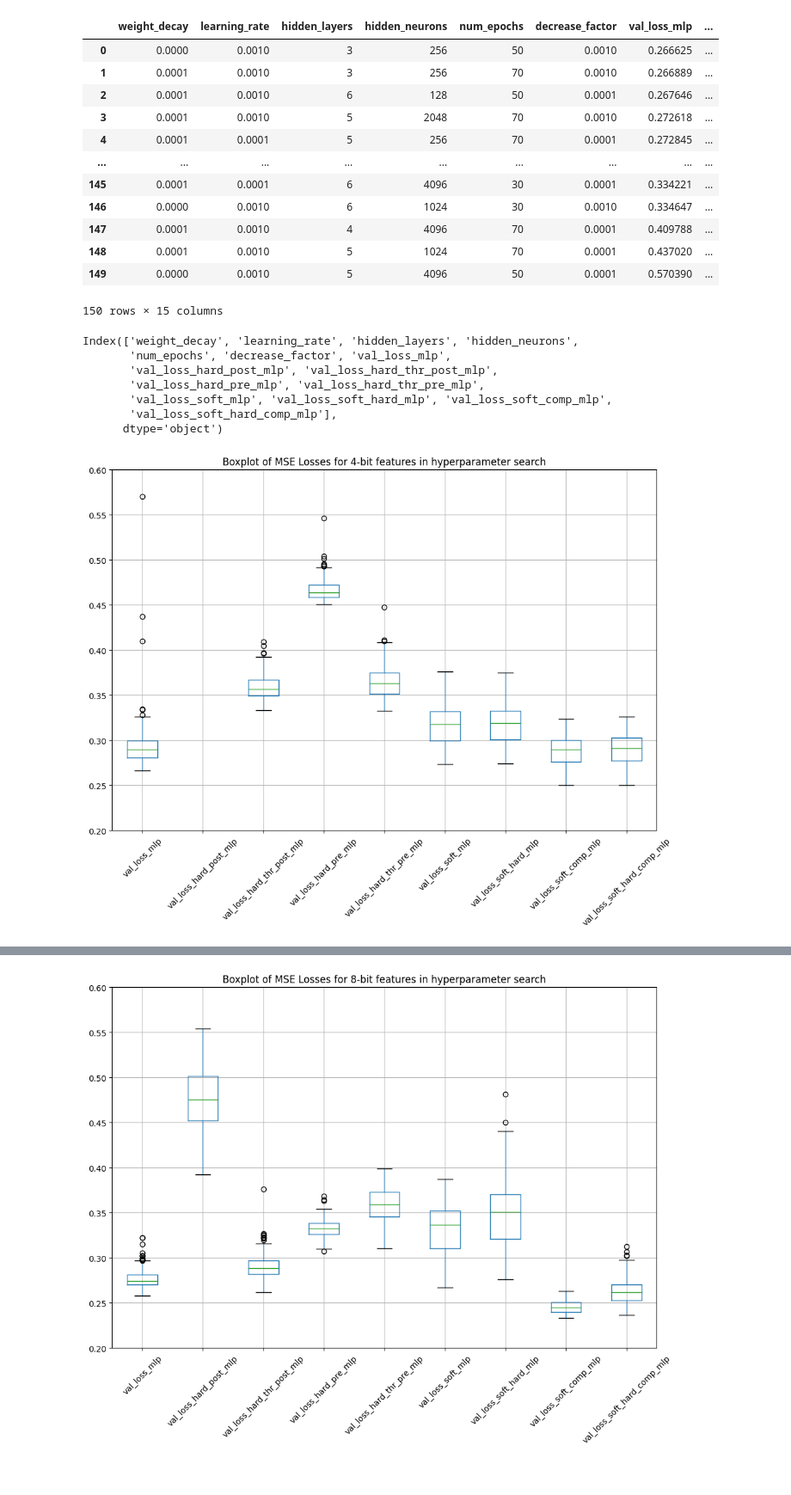
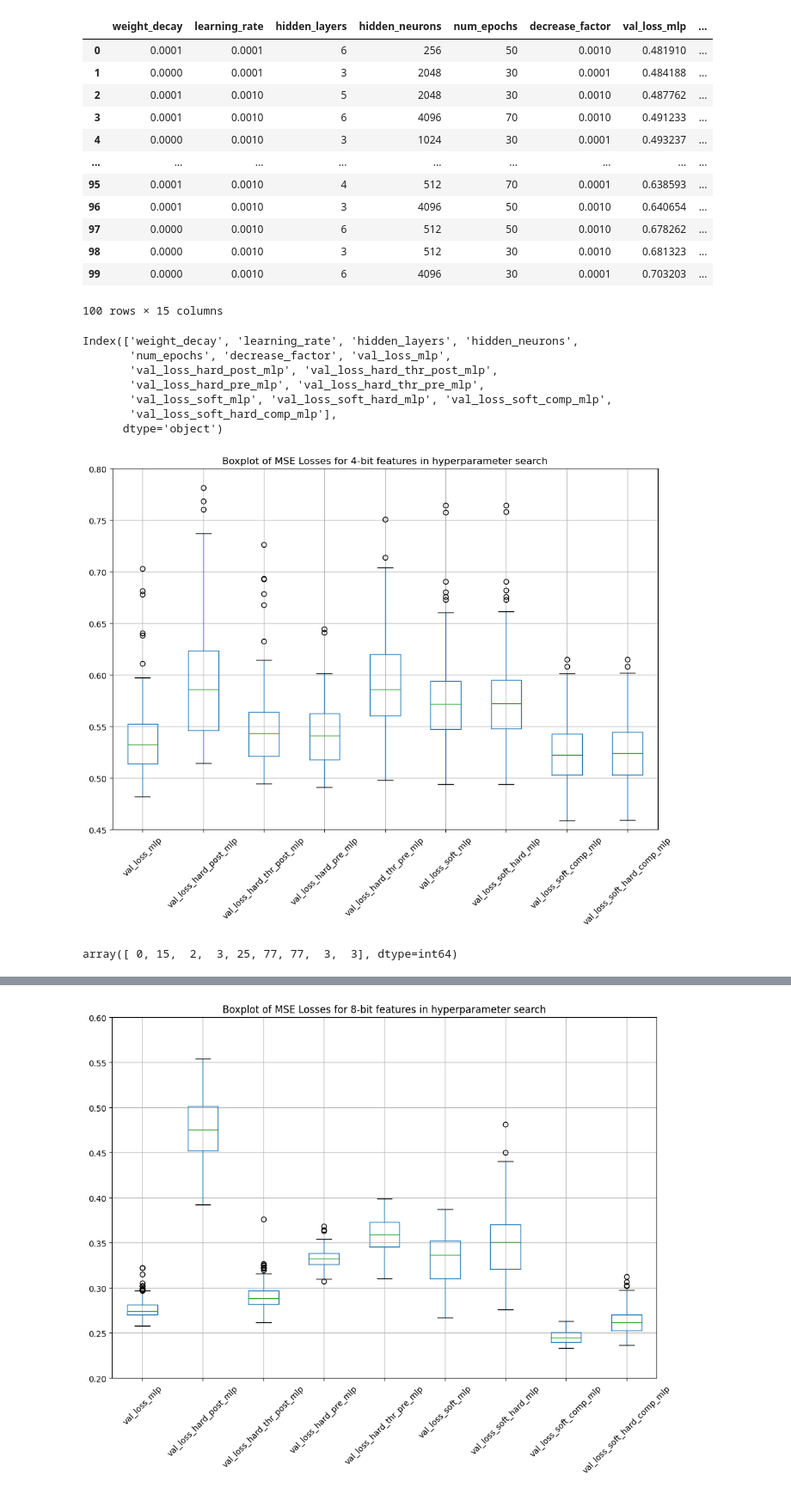
Before and after one commit to kschr40/FeatureCompression, a Jupyter notebook: notebooks/analyse_results.ipynb, the cells around one changed output, grey strips where cells are left out. Shown at 86% size. Drawn from its saved outputs; the diff is of its cells as text; code cells hidden in the pictures.

```diff
--- a/notebooks/analyse_results.ipynb
+++ b/notebooks/analyse_results.ipynb
@@ -4,23 +4,24 @@ import matplotlib.pyplot as plt
 import numpy as np
 # %%
 path = 'results/California_Housing/random_search_results_all_4bits.csv'
+path = r'C:\Users\k_schr40\Downloads\wine_quality_hyperparameter_tuning_4bits_100steps.csv'
 df = pd.read_csv(path)
 # %%
 df
 # %% [output]
 |  | weight_decay | learning_rate | hidden_layers | hidden_neurons | num_epochs | decrease_factor | val_loss_mlp | ... |
-| 0 | 0.0000 | 0.0010 | 3 | 256 | 50 | 0.0010 | 0.266625 | ... |
-| 1 | 0.0001 | 0.0010 | 3 | 256 | 70 | 0.0010 | 0.266889 | ... |
-| 2 | 0.0001 | 0.0010 | 6 | 128 | 50 | 0.0001 | 0.267646 | ... |
-| 3 | 0.0001 | 0.0010 | 5 | 2048 | 70 | 0.0010 | 0.272618 | ... |
-| 4 | 0.0001 | 0.0001 | 5 | 256 | 70 | 0.0001 | 0.272845 | ... |
+| 0 | 0.0001 | 0.0001 | 6 | 256 | 50 | 0.0010 | 0.481910 | ... |
+| 1 | 0.0000 | 0.0001 | 3 | 2048 | 30 | 0.0001 | 0.484188 | ... |
+| 2 | 0.0001 | 0.0010 | 5 | 2048 | 30 | 0.0010 | 0.487762 | ... |
+| 3 | 0.0001 | 0.0010 | 6 | 4096 | 70 | 0.0010 | 0.491233 | ... |
+| 4 | 0.0000 | 0.0010 | 3 | 1024 | 30 | 0.0001 | 0.493237 | ... |
 | ... | ... | ... | ... | ... | ... | ... | ... | ... |
-| 145 | 0.0001 | 0.0001 | 6 | 4096 | 30 | 0.0001 | 0.334221 | ... |
-| 146 | 0.0000 | 0.0010 | 6 | 1024 | 30 | 0.0010 | 0.334647 | ... |
-| 147 | 0.0001 | 0.0010 | 4 | 4096 | 70 | 0.0001 | 0.409788 | ... |
-| 148 | 0.0001 | 0.0010 | 5 | 1024 | 70 | 0.0001 | 0.437020 | ... |
-| 149 | 0.0000 | 0.0010 | 5 | 4096 | 50 | 0.0001 | 0.570390 | ... |
+| 95 | 0.0001 | 0.0010 | 4 | 512 | 70 | 0.0001 | 0.638593 | ... |
+| 96 | 0.0001 | 0.0010 | 3 | 4096 | 50 | 0.0010 | 0.640654 | ... |
+| 97 | 0.0000 | 0.0010 | 6 | 512 | 50 | 0.0010 | 0.678262 | ... |
+| 98 | 0.0000 | 0.0010 | 3 | 512 | 30 | 0.0010 | 0.681323 | ... |
+| 99 | 0.0000 | 0.0010 | 6 | 4096 | 30 | 0.0001 | 0.703203 | ... |
-150 rows × 15 columns
+100 rows × 15 columns
 # %%
 df.columns
 # %% [output]
@@ -36,8 +37,12 @@ loss_columns = [col for col in df.columns if 'loss' in col]
 # %%
 df[loss_columns].boxplot(figsize=(12, 8))
 plt.xticks(rotation=45)
-plt.ylim(0.2,0.6)
+plt.ylim(0.45,0.8)
 plt.title('Boxplot of MSE Losses for 4-bit features in hyperparameter search')
 plt.show()
 # %% [output]
-[figure, old version]
+[figure, new version]
+# %%
+df[loss_columns].values.argmin(axis=0)
+# %% [output]
+array([ 0, 15,  2,  3, 25, 77, 77,  3,  3], dtype=int64)
```
Also changed, not shown: parts of 10 cells of this notebook, 1 other file.
